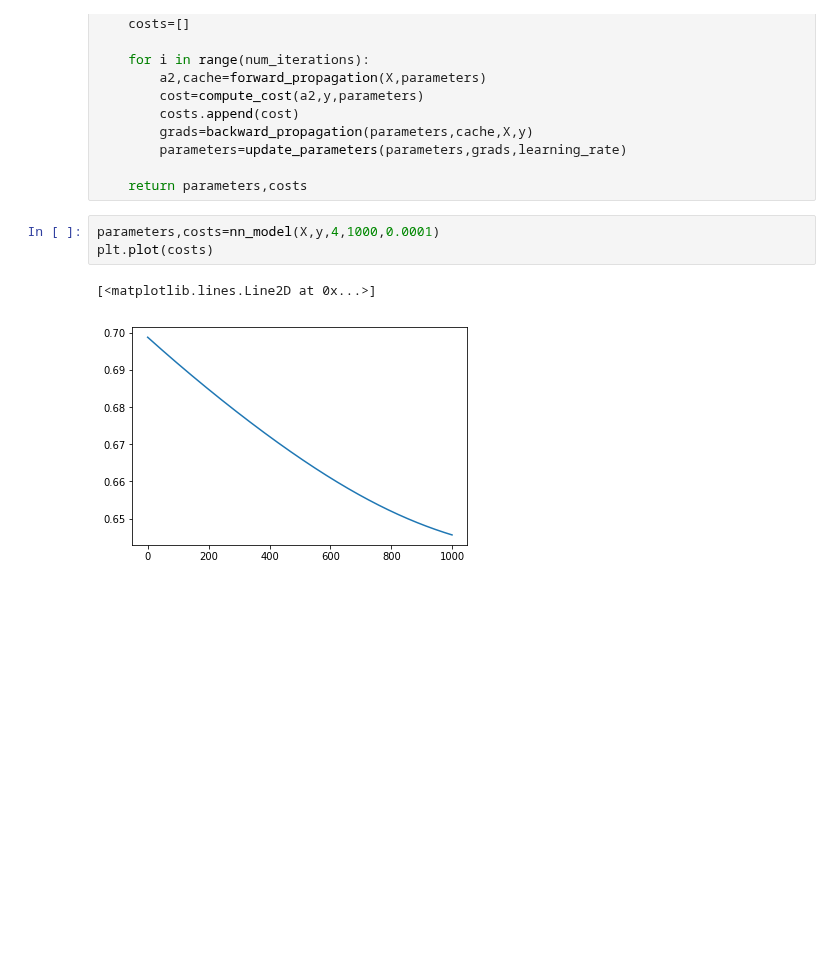
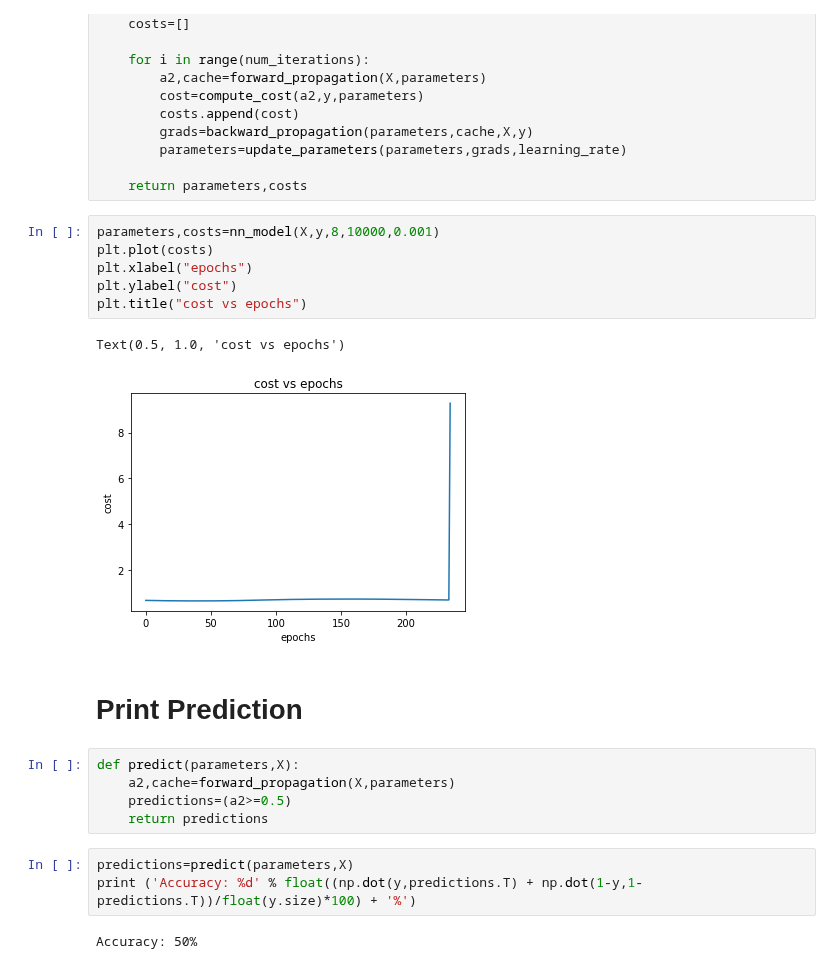
Before and after one commit to HemChandraLive/DeepLearning.AI, a Jupyter notebook: Course1/Week3/Planar_data_classification_with_One_hidden_layer.ipynb, the cells around one changed output. Saved outputs shown, nothing was run; the diff lists cells and outputs as text; blank space fills up the shorter version.

```diff
--- a/Course1/Week3/Planar_data_classification_with_One_hidden_layer.ipynb
+++ b/Course1/Week3/Planar_data_classification_with_One_hidden_layer.ipynb
@@ -317,8 +324,23 @@ def nn_model(X,y,n_h,num_iterations,learning_rate):
 
     return parameters,costs
 # %%
-parameters,costs=nn_model(X,y,4,1000,0.0001)
+parameters,costs=nn_model(X,y,8,10000,0.001)
 plt.plot(costs)
+plt.xlabel("epochs")
+plt.ylabel("cost")
+plt.title("cost vs epochs")
 # %% [output]
-[<matplotlib.lines.Line2D at 0x...>]
+Text(0.5, 1.0, 'cost vs epochs')
-[figure, old version]
+[figure, new version]
+# %% [markdown]
+# Print Prediction
+# %%
+def predict(parameters,X):
+    a2,cache=forward_propagation(X,parameters)
+    predictions=(a2>=0.5)
+    return predictions
+# %%
+predictions=predict(parameters,X)
+print ('Accuracy: %d' % float((np.dot(y,predictions.T) + np.dot(1-y,1-predictions.T))/float(y.size)*100) + '%')
+# %% [output]
+Accuracy: 50%
```
Also changed, not shown: parts of 5 cells of this notebook.
